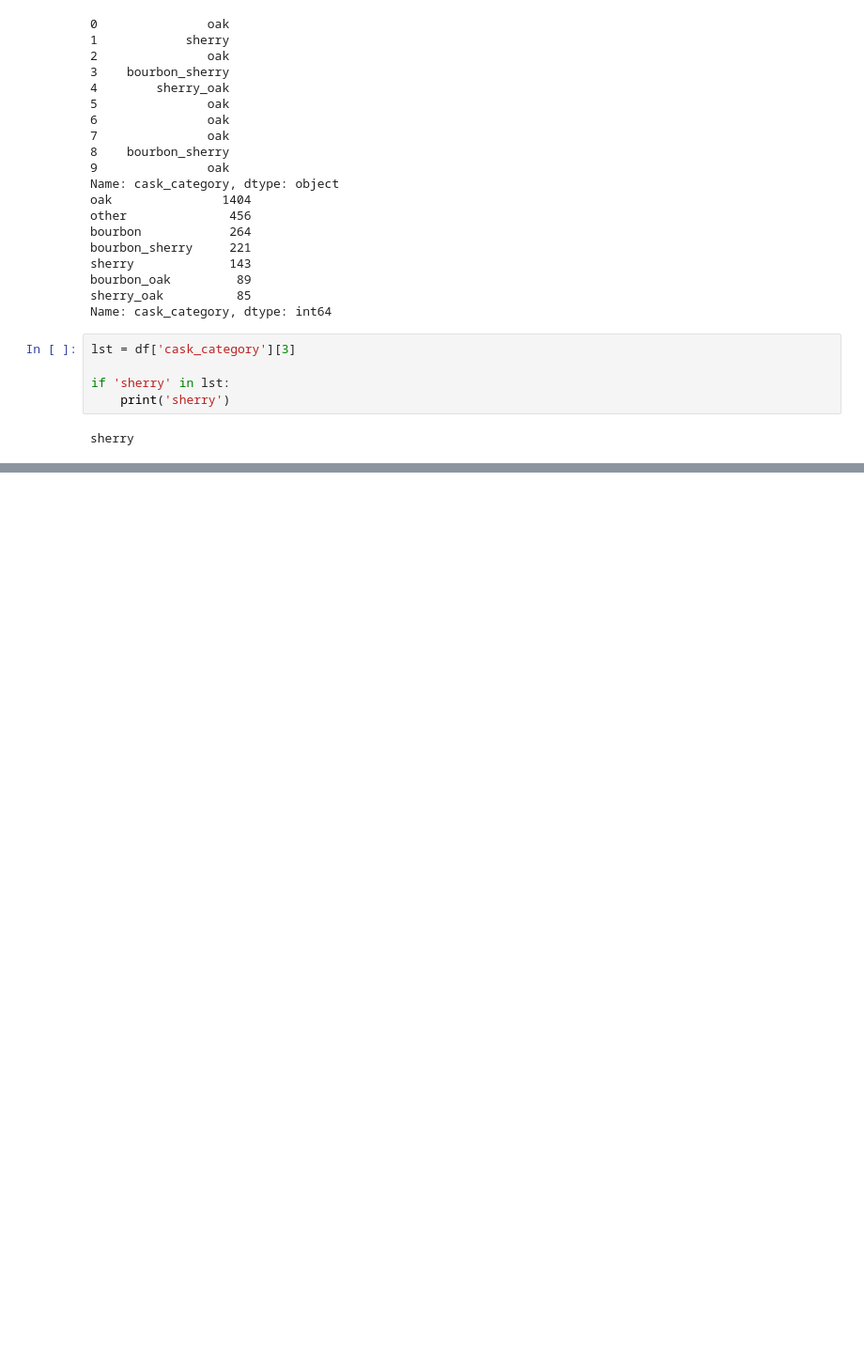
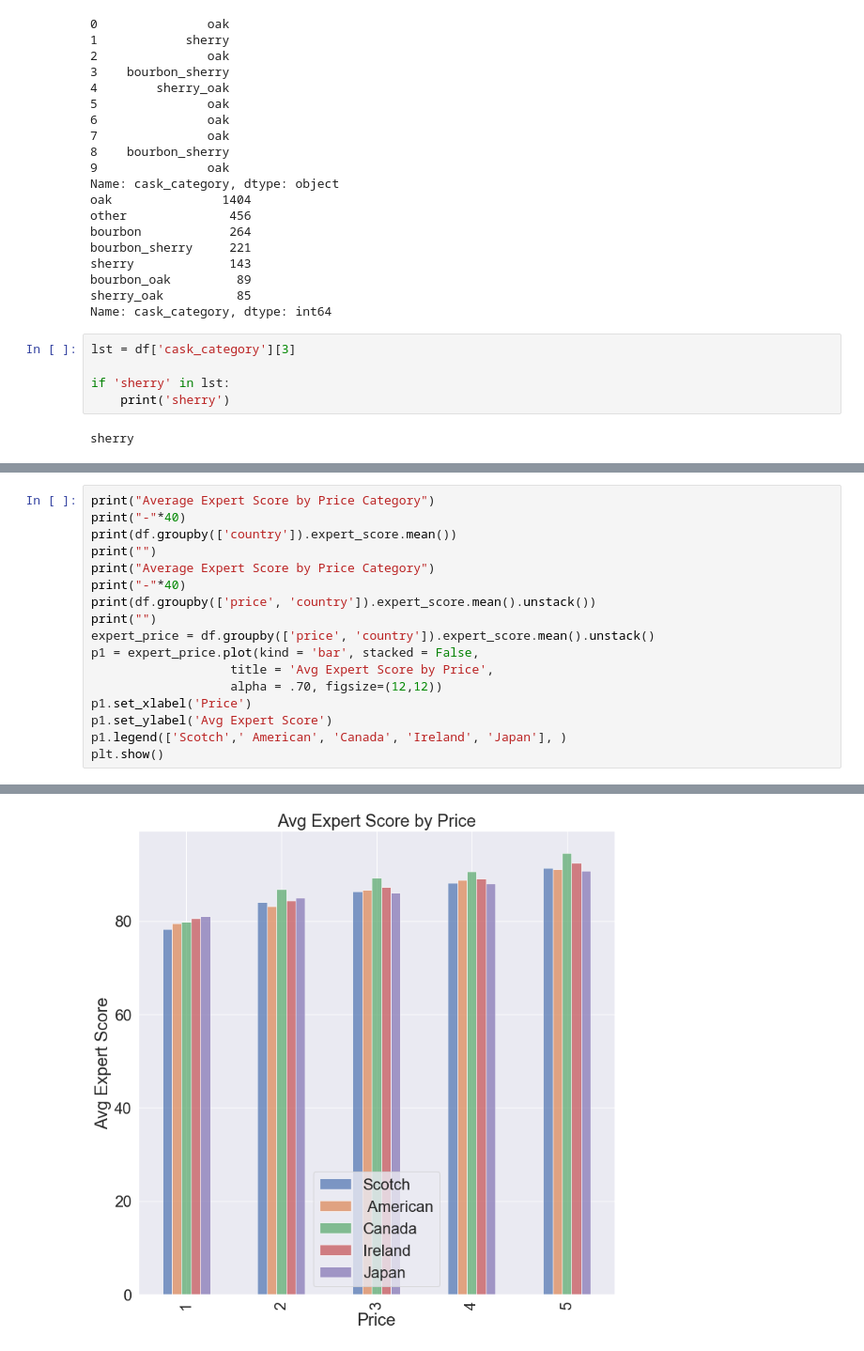
Before and after one commit to mcerow/whiskey_sommelier, a Jupyter notebook: maura-wip/EDA_FEAT_ENGINEER_MC.ipynb, the cells around one changed output, grey strips where cells are left out. Shown at 94% size. Saved outputs shown, nothing was run; the diff lists cells and outputs as text; blank space fills up the shorter version.

```diff
--- a/maura-wip/EDA_FEAT_ENGINEER_MC.ipynb
+++ b/maura-wip/EDA_FEAT_ENGINEER_MC.ipynb
@@ -386,0 +491,18 @@ df[df['style'] == '100% malted barley from a single distillery. Dried with peat.
+# %%
+print("Average Expert Score by Price Category")
+print("-"*40)
+print(df.groupby(['country']).expert_score.mean())
+print("")
+print("Average Expert Score by Price Category")
+print("-"*40)
+print(df.groupby(['price', 'country']).expert_score.mean().unstack())
+print("")
+expert_price = df.groupby(['price', 'country']).expert_score.mean().unstack()
+p1 = expert_price.plot(kind = 'bar', stacked = False,
+                   title = 'Avg Expert Score by Price',
+                   alpha = .70, figsize=(12,12))
+p1.set_xlabel('Price')
+p1.set_ylabel('Avg Expert Score')
+p1.legend(['Scotch',' American', 'Canada', 'Ireland', 'Japan'], )
+plt.show()
+# %% [output]
@@ -386,0 +528 @@ df[df['style'] == '100% malted barley from a single distillery. Dried with peat.
+[figure, added]
```
Also changed, not shown: parts of 18 cells of this notebook, 1 other file.
